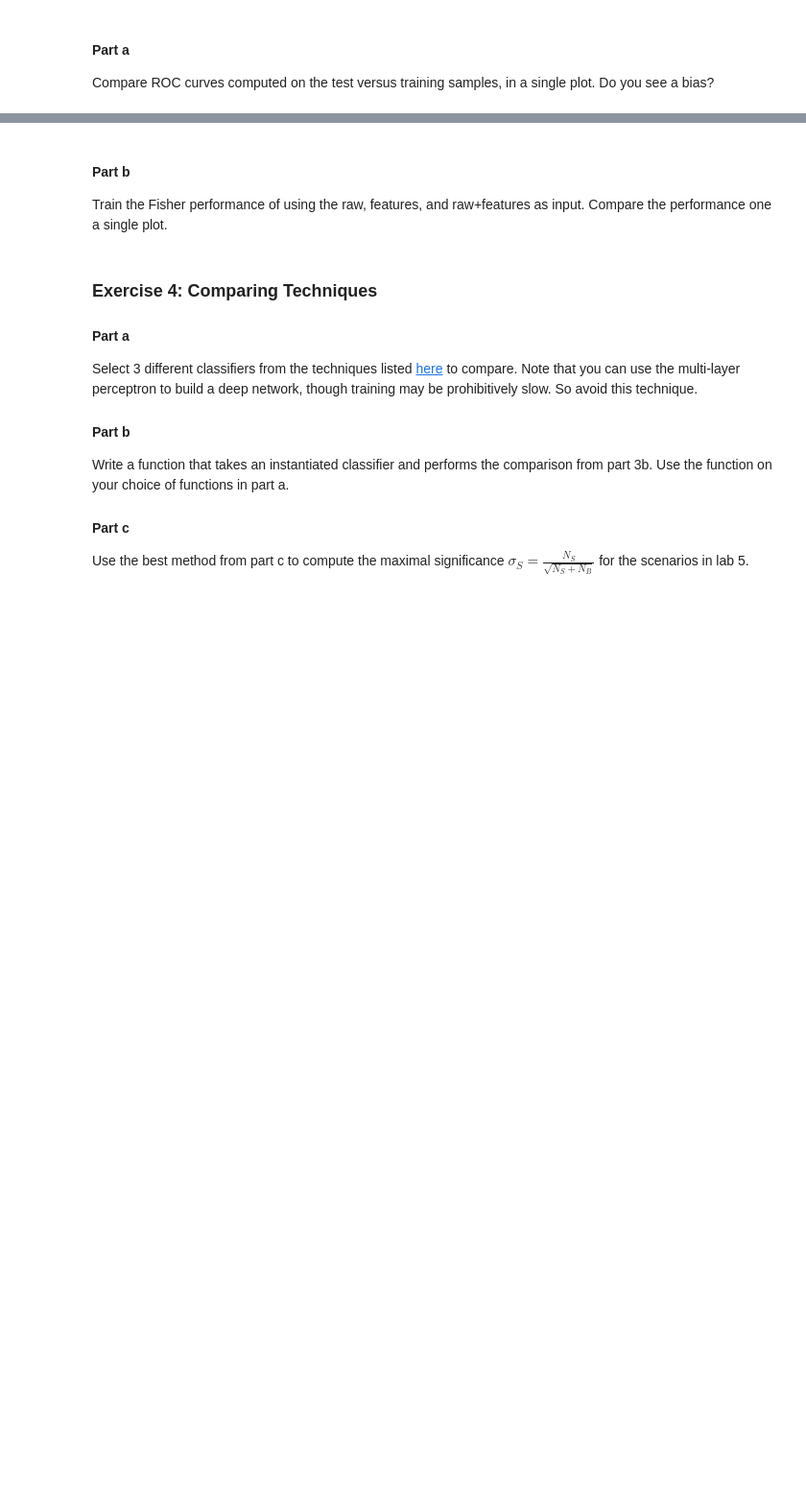
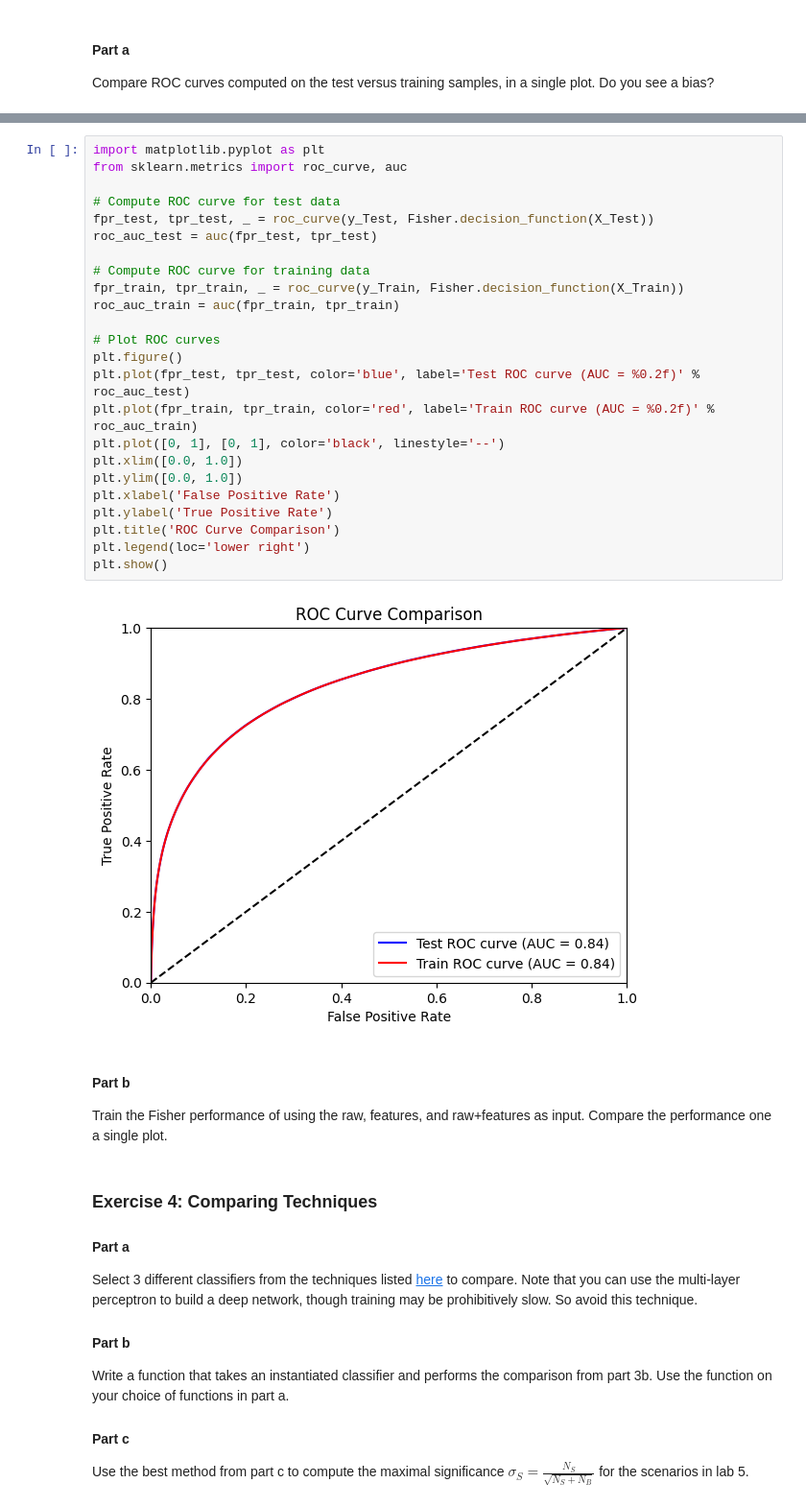
Before and after one commit to reese-quinto/DATA3402.Spring23, a Jupyter notebook: Labs/Lab.06/Lab06_deliverable.ipynb, the cells around one changed output, grey strips where cells are left out. Shown at 96% size. Saved outputs shown, nothing was run; the diff lists cells and outputs as text; blank space fills up the shorter version.

```diff
--- a/Labs/Lab.06/Lab06_deliverable.ipynb
+++ b/Labs/Lab.06/Lab06_deliverable.ipynb
@@ -122,3 +130,29 @@ Compare ROC curves computed on the test versus training samples, in a single plo
+# %%
+import matplotlib.pyplot as plt
+from sklearn.metrics import roc_curve, auc
+
+# Compute ROC curve for test data
+fpr_test, tpr_test, _ = roc_curve(y_Test, Fisher.decision_function(X_Test))
+roc_auc_test = auc(fpr_test, tpr_test)
+
+# Compute ROC curve for training data
+fpr_train, tpr_train, _ = roc_curve(y_Train, Fisher.decision_function(X_Train))
+roc_auc_train = auc(fpr_train, tpr_train)
+
+# Plot ROC curves
+plt.figure()
+plt.plot(fpr_test, tpr_test, color='blue', label='Test ROC curve (AUC = %0.2f)' % roc_auc_test)
+plt.plot(fpr_train, tpr_train, color='red', label='Train ROC curve (AUC = %0.2f)' % roc_auc_train)
+plt.plot([0, 1], [0, 1], color='black', linestyle='--')
+plt.xlim([0.0, 1.0])
+plt.ylim([0.0, 1.0])
+plt.xlabel('False Positive Rate')
+plt.ylabel('True Positive Rate')
+plt.title('ROC Curve Comparison')
+plt.legend(loc='lower right')
+plt.show()
+# %% [output]
+[figure, added]
 # %% [markdown]
 #### Part b
 
```
Also changed, not shown: parts of 3 cells of this notebook.
